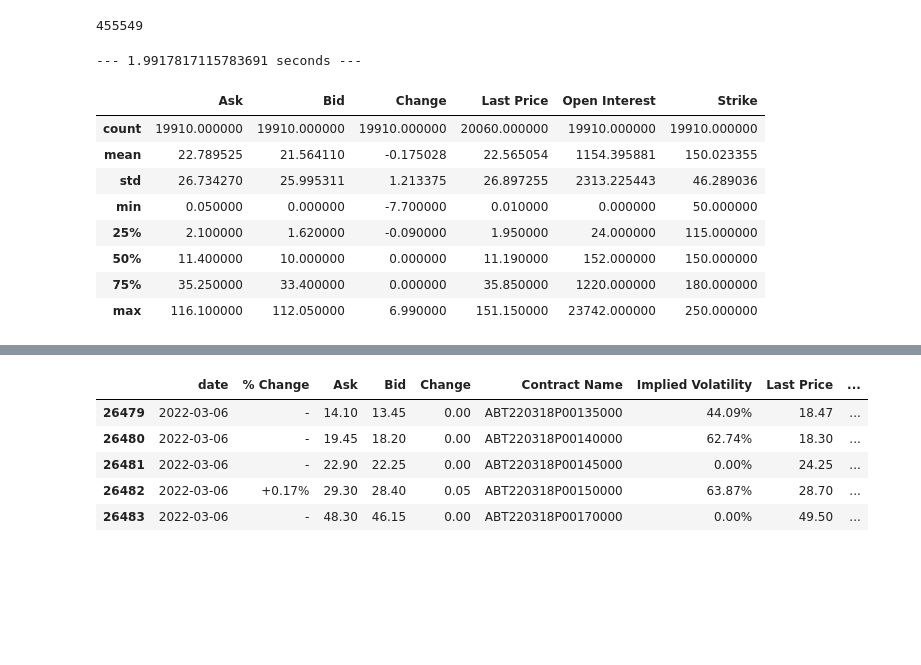
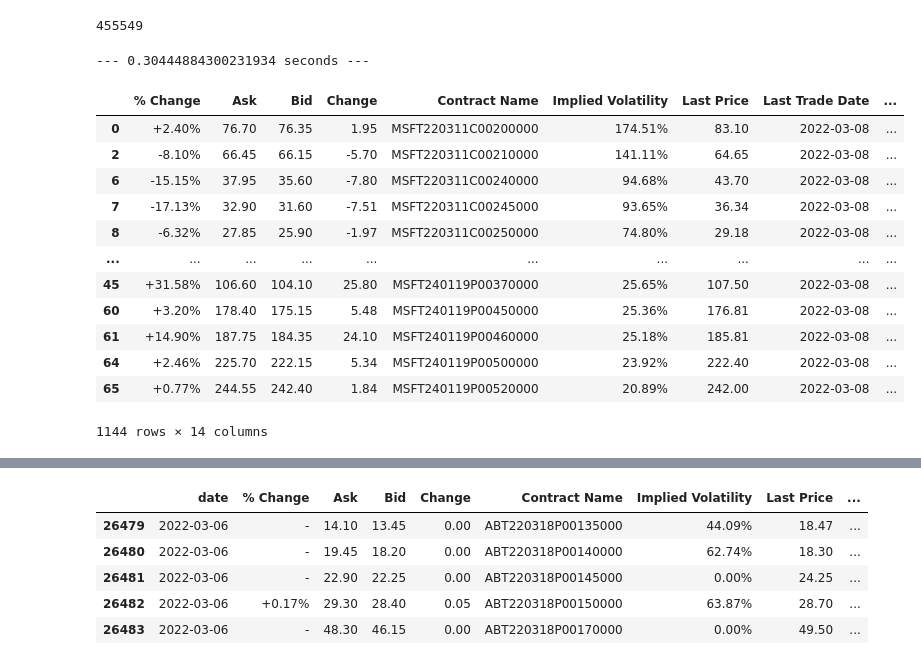
Before and after one commit to andermy/yahooScraper, a Jupyter notebook: test.ipynb, the cells around one changed output, grey strips where cells are left out. Saved outputs shown, nothing was run; the diff lists cells and outputs as text; code cells hidden in the pictures; blank space fills up the shorter version.

```diff
--- a/test.ipynb
+++ b/test.ipynb
@@ -26,23 +26,31 @@ def dict_parse(df):
     return pd.DataFrame.from_records(df['options'])
 # %%
 start_time = time.time()
-op = m.stock_data.options_data2.find({'sym':'JPM'})
+op = m.stock_data.options_data2.find({'sym':"MSFT"})
 df = pd.DataFrame.from_records(op)
 df1 = df.apply(dict_parse, axis=1)
 df1 = pd.concat(df1.tolist())
 df1.head()
 print("--- %s seconds ---" % (time.time() - start_time))
 # %% [output]
---- 1.9917817115783691 seconds ---
+--- 0.30444884300231934 seconds ---
+# %%
+#df1['Last Trade Date'] = df1['Last Trade Date'].str.slice(stop=10)
+df1['Last Trade Date'] = pd.to_datetime(df1['Last Trade Date'], format='%Y-%m-%d')
+df1 = df1[df1['date']==df1['Last Trade Date']]
 # %%
-df1.describe()
+df1
 # %% [output]
-|  | Ask | Bid | Change | Last Price | Open Interest | Strike |
-| count | 19910.000000 | 19910.000000 | 19910.000000 | 20060.000000 | 19910.000000 | 19910.000000 |
-| mean | 22.789525 | 21.564110 | -0.175028 | 22.565054 | 1154.395881 | 150.023355 |
-| std | 26.734270 | 25.995311 | 1.213375 | 26.897255 | 2313.225443 | 46.289036 |
-| min | 0.050000 | 0.000000 | -7.700000 | 0.010000 | 0.000000 | 50.000000 |
-| 25% | 2.100000 | 1.620000 | -0.090000 | 1.950000 | 24.000000 | 115.000000 |
-| 50% | 11.400000 | 10.000000 | 0.000000 | 11.190000 | 152.000000 | 150.000000 |
-| 75% | 35.250000 | 33.400000 | 0.000000 | 35.850000 | 1220.000000 | 180.000000 |
-| max | 116.100000 | 112.050000 | 6.990000 | 151.150000 | 23742.000000 | 250.000000 |
+|  | % Change | Ask | Bid | Change | Contract Name | Implied Volatility | Last Price | Last Trade Date | ... |
+| 0 | +2.40% | 76.70 | 76.35 | 1.95 | MSFT220311C00200000 | 174.51% | 83.10 | 2022-03-08 | ... |
+| 2 | -8.10% | 66.45 | 66.15 | -5.70 | MSFT220311C00210000 | 141.11% | 64.65 | 2022-03-08 | ... |
+| 6 | -15.15% | 37.95 | 35.60 | -7.80 | MSFT220311C00240000 | 94.68% | 43.70 | 2022-03-08 | ... |
+| 7 | -17.13% | 32.90 | 31.60 | -7.51 | MSFT220311C00245000 | 93.65% | 36.34 | 2022-03-08 | ... |
+| 8 | -6.32% | 27.85 | 25.90 | -1.97 | MSFT220311C00250000 | 74.80% | 29.18 | 2022-03-08 | ... |
+| ... | ... | ... | ... | ... | ... | ... | ... | ... | ... |
+| 45 | +31.58% | 106.60 | 104.10 | 25.80 | MSFT240119P00370000 | 25.65% | 107.50 | 2022-03-08 | ... |
+| 60 | +3.20% | 178.40 | 175.15 | 5.48 | MSFT240119P00450000 | 25.36% | 176.81 | 2022-03-08 | ... |
+| 61 | +14.90% | 187.75 | 184.35 | 24.10 | MSFT240119P00460000 | 25.18% | 185.81 | 2022-03-08 | ... |
+| 64 | +2.46% | 225.70 | 222.15 | 5.34 | MSFT240119P00500000 | 23.92% | 222.40 | 2022-03-08 | ... |
+| 65 | +0.77% | 244.55 | 242.40 | 1.84 | MSFT240119P00520000 | 20.89% | 242.00 | 2022-03-08 | ... |
+1144 rows × 14 columns
```
Also changed, not shown: parts of 9 cells of this notebook, 2 other files.
